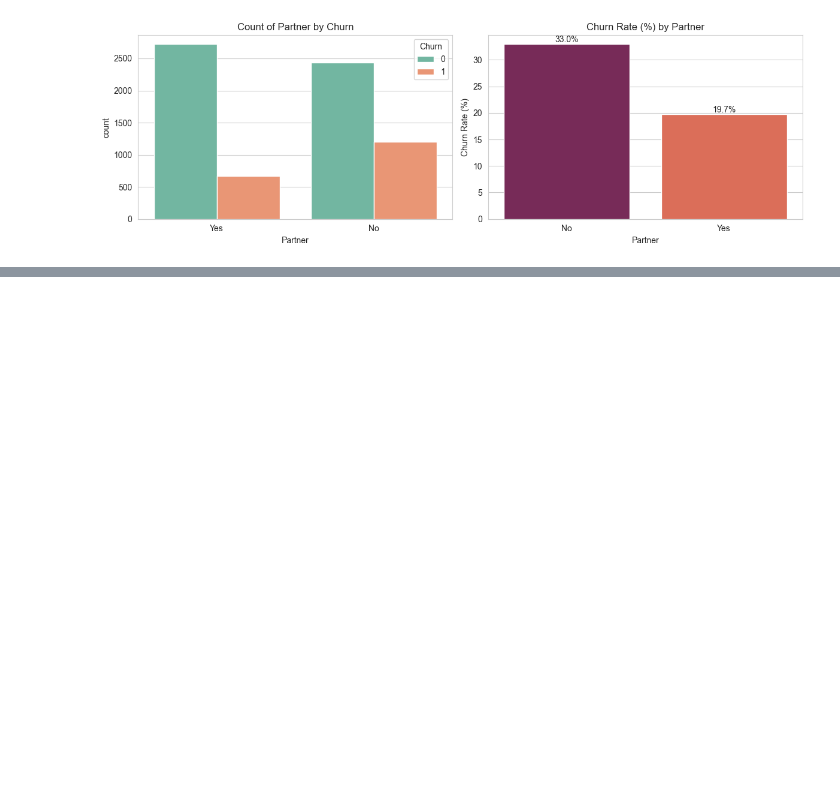
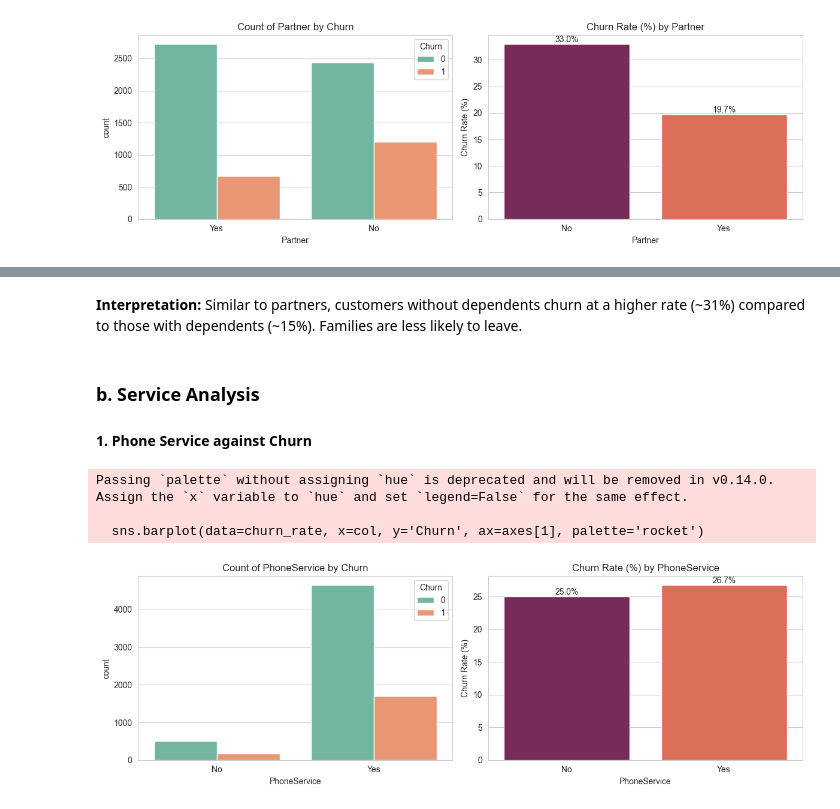
Before and after one commit to Rukundo-elie/telco-customer-churn-lab, a Jupyter notebook: Lab1_Churn_Analysis.ipynb.ipynb, the cells around one changed output, grey strips where cells are left out. Cells and saved outputs as stored; diff of their text form; code cells hidden in the pictures; blank space fills up the shorter version.

Commit message:
feat: service analysis (task v)

```diff
--- a/Lab1_Churn_Analysis.ipynb.ipynb
+++ b/Lab1_Churn_Analysis.ipynb.ipynb
@@ -300,0 +313,13 @@ Passing `palette` without assigning `hue` is deprecated and will be removed in v
+# %% [markdown]
+**Interpretation:**
+Similar to partners, customers without dependents churn at a higher rate (~31%) compared to those with dependents (~15%). Families are less likely to leave.
+# %% [markdown]
+### b. Service Analysis
+#### 1. Phone Service against Churn
+# %%
+plot_churn('PhoneService')
+# %% [output]
+Passing `palette` without assigning `hue` is deprecated and will be removed in v0.14.0. Assign the `x` variable to `hue` and set `legend=False` for the same effect.
+
+  sns.barplot(data=churn_rate, x=col, y='Churn', ax=axes[1], palette='rocket')
+[figure, added]
```
Also changed, not shown: parts of 7 cells of this notebook.
